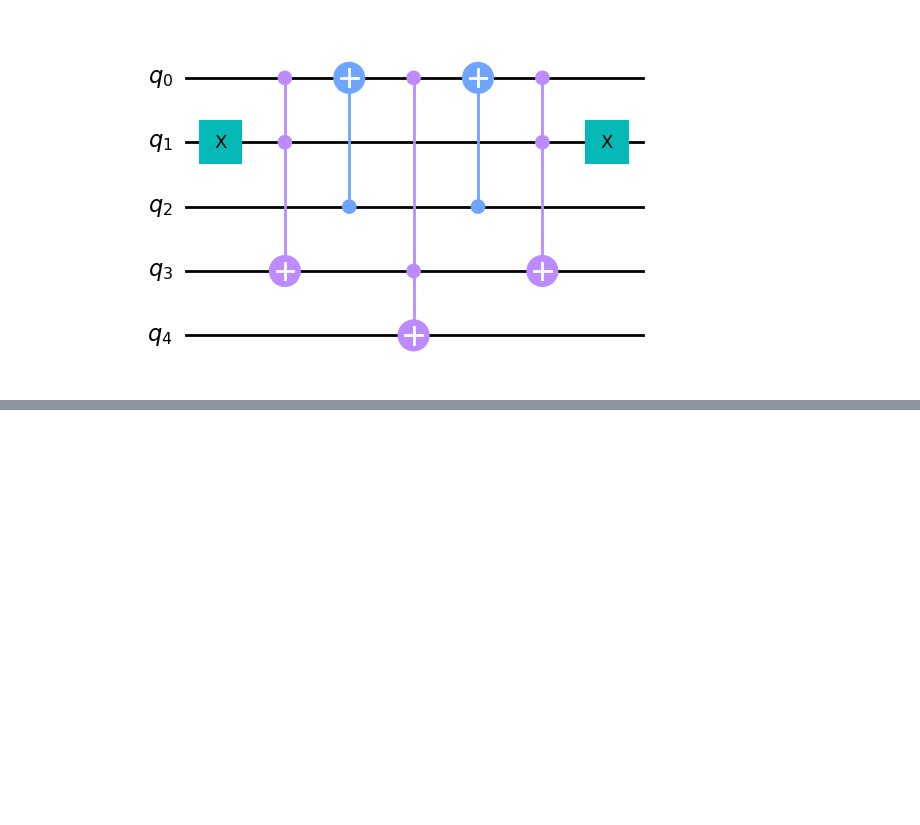
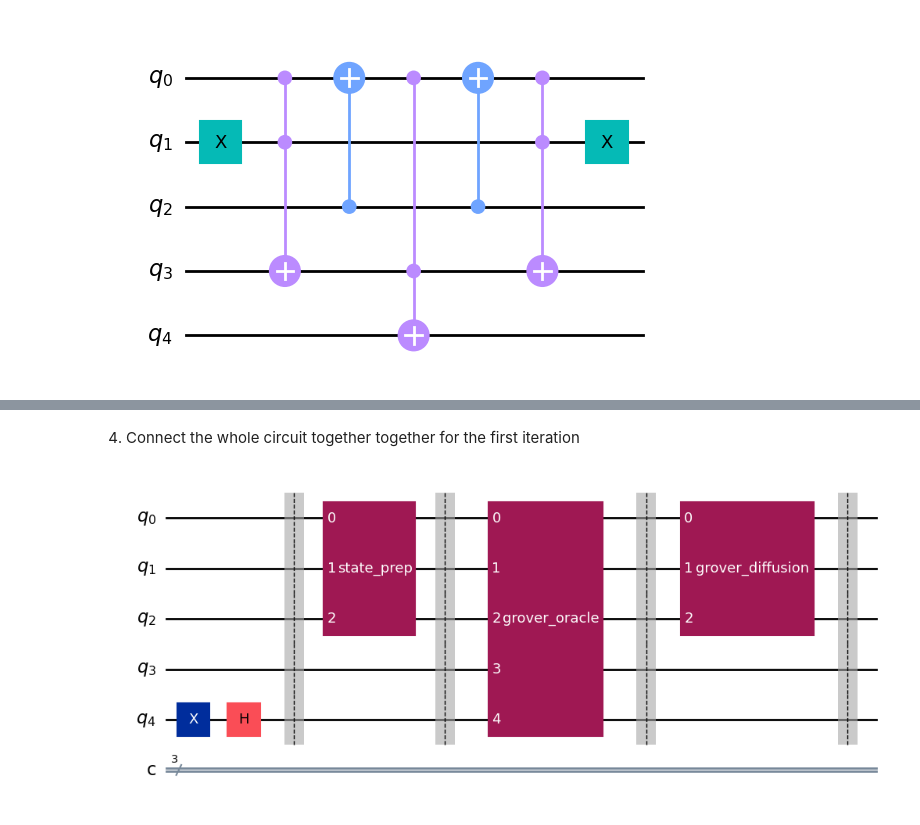
Before and after one commit to TheBarzani/vcgc, a Jupyter notebook: simple_vertex_coloring_grover.ipynb, the cells around one changed output, grey strips where cells are left out. Cells and saved outputs as stored; diff of their text form; code cells hidden in the pictures; blank space fills up the shorter version.

```diff
--- a/simple_vertex_coloring_grover.ipynb
+++ b/simple_vertex_coloring_grover.ipynb
@@ -46,0 +61,14 @@ grover_oracle.draw('mpl',style='clifford')
+# %% [markdown]
+4. Connect the whole circuit together together for the first iteration
+# %%
+# Combining the subcircuits to form the complete Grover's algorithm
+qc.append(spo, [0, 1, 2])
+qc.barrier()
+qc.append(grover_oracle, [0,1,2,3,4])
+qc.barrier()
+qc.append(grover_diffusion, [0,1,2])
+qc.barrier()
+
+qc.draw('mpl')
+# %% [output]
+[figure, added]
```
Also changed, not shown: parts of 7 cells of this notebook.
